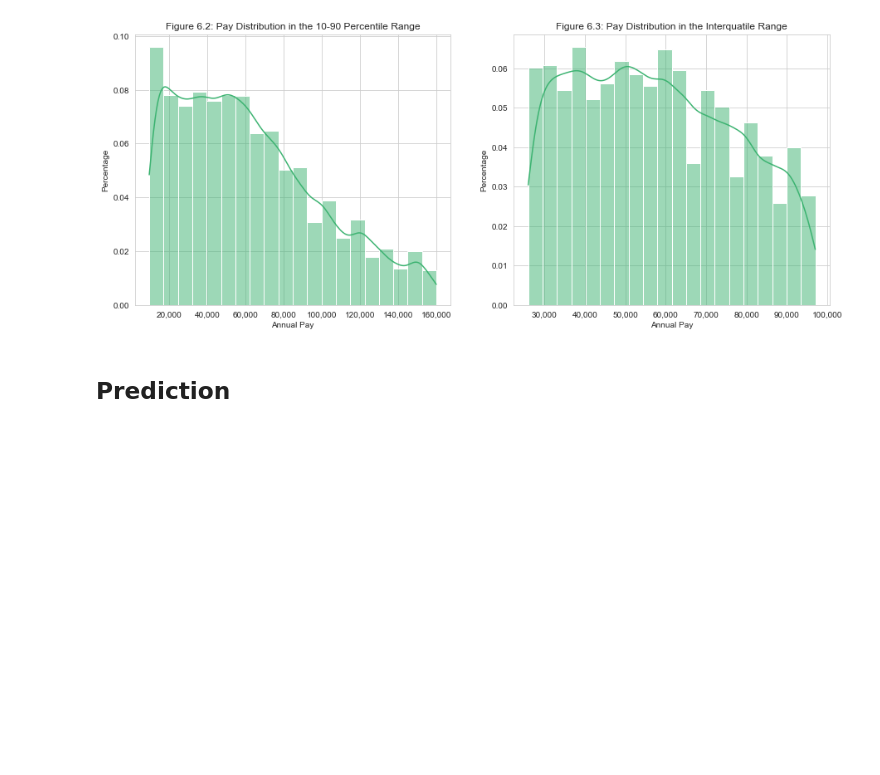
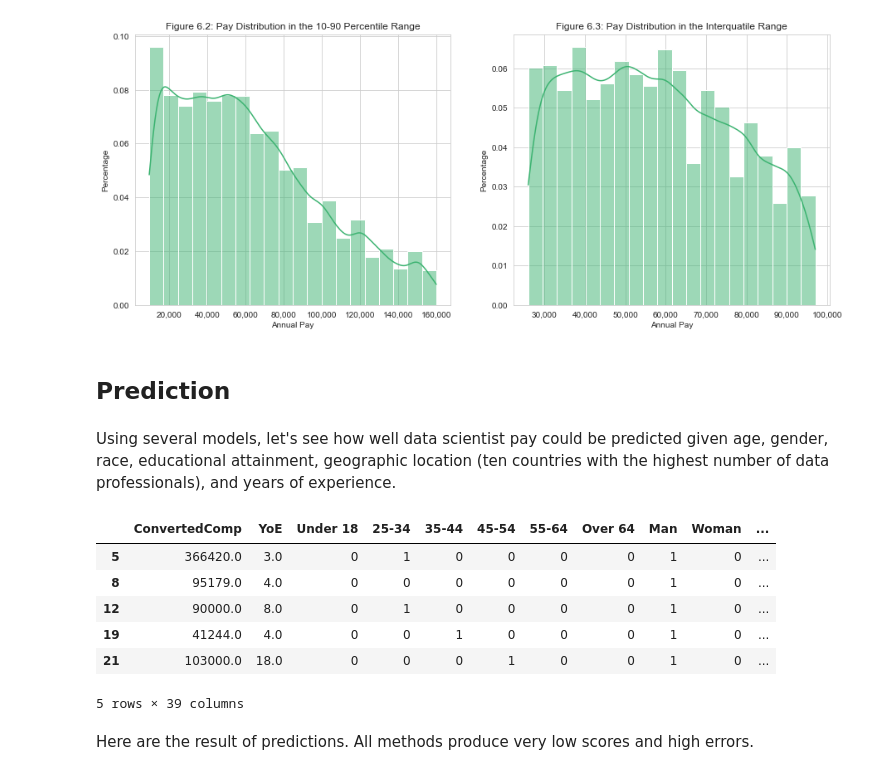
Before and after one commit to potatokim/data-science-demographics-visuals, a Jupyter notebook: main.ipynb, the cells around one changed output. Saved outputs shown, nothing was run; the diff lists cells and outputs as text; code cells hidden in the pictures; blank space fills up the shorter version.

Commit message:
prediction added

```diff
--- a/main.ipynb
+++ b/main.ipynb
@@ -385,6 +363,8 @@ Figure 1.1 shows that young people make up a large percentage of data scientists
 # %%
 # Age
 age_fig, age_axes = plt.subplots(1, 2, figsize=PAIR_FIG_SIZE)
+
+age_order = ['Under 18', '25-34', '35-44', '45-54', '55-64', 'Over 64']
 
 # Plot age distribution
 age_dist = data.groupby([YEAR, AGE_GROUP]).size().rename(CNT_LABEL).reset_index()
@@ -395,9 +375,9 @@ age_plot = sns.barplot(
     x=YEAR,
     y=PCT_LABEL,
     data=age_dist,
-    palette='YlGn', # TODO: remove YlGnBu Greens_d mako YlGn summer_r
+    palette='YlGn',
     hue=AGE_GROUP,
-    hue_order=['Under 18', '25-34', '35-44', '45-54', '55-64', 'Over 64']
+    hue_order=age_order
 )
 
 age_plot.set(title='Figure 1.1: Age Distribution of Data Professionals')
@@ -737,5 +705,54 @@ mid_pay_plot.set(ylabel=PCT_LABEL, xlabel=PAY_LABEL, title='Figure 6.3: Pay Dist
  Text(0.5, 1.0, 'Figure 6.3: Pay Distribution in the Interquatile Range')]
 [figure]
 [figure]
-# %% [markdown]
-## Prediction
+# %% [markdown]
+## Prediction
+# %% [markdown]
+Using several models, let's see how well data scientist pay could be predicted given age, gender, race, educational attainment, geographic location (ten countries with the highest number of data professionals), and years of experience.
+# %%
+# Prepare data for prediction
+pred_data = data.copy(deep=True).dropna()
+
+# This method results in too many columns and the scores are arbitrarily bad
+# pred_data = pred_data.drop(columns=[YEAR, DEV_TYPE])
+# pred_data = pd.get_dummies(data=pred_data, drop_first=True)
+
+
+# Age
+for a in age_order:
+    pred_data[a] = pred_data[AGE_GROUP].apply(lambda x: 1 if x == a else 0)
+
+# Gender
+for g in ['Man', 'Woman', 'Non-binary']:
+    pred_data[g] = pred_data[GENDER].apply(lambda x: 1 if x == g else 0)
+
+# Race
+pred_data['WE'] = pred_data[RACE].apply(lambda x: 1 if x == 'White or of European descent' else 0)
+pred_data['ME'] = pred_data[RACE].apply(lambda x: 1 if x == 'Middle Eastern' else 0)
+pred_data['BA'] = pred_data[RACE].apply(lambda x: 1 if x == 'Black or of African descent' else 0)
+pred_data['SA'] = pred_data[RACE].apply(lambda x: 1 if x == 'South Asian' else 0)
+pred_data['EA'] = pred_data[RACE].apply(lambda x: 1 if x == 'East Asian' else 0)
+pred_data['SEA'] = pred_data[RACE].apply(lambda x: 1 if x == 'Southeast Asian' else 0)
+pred_data['HL'] = pred_data[RACE].apply(lambda x: 1 if x == 'Hispanic or Latino/a/x' else 0)
+pred_data['HLWE'] = pred_data[RACE].apply(lambda x: 1 if x == 'Hispanic or Latino/a/x; White or of European descent' else 0)
+pred_data['M'] = pred_data[RACE].apply(lambda x: 1 if x == 'Multiracial' else 0)
+
+# Educational Attainment
+for e in edu_order:
+    pred_data[e] = pred_data[EDUCATION].apply(lambda x: 1 if x == e else 0)
+
+# Geographic Location
+top_locations = list(high_counts.reset_index()[LOCATION])
+for l in top_locations:
+    pred_data[l] = pred_data[LOCATION].apply(lambda x: 1 if x == l else 0)
+
+pred_data = pred_data.drop(columns=[YEAR, DEV_TYPE, AGE_GROUP, GENDER, RACE, EDUCATION, LOCATION])
+pred_data.head()
+# %% [output]
+|  | ConvertedComp | YoE | Under 18 | 25-34 | 35-44 | 45-54 | 55-64 | Over 64 | Man | Woman | ... |
+| 5 | 366420.0 | 3.0 | 0 | 1 | 0 | 0 | 0 | 0 | 1 | 0 | ... |
+| 8 | 95179.0 | 4.0 | 0 | 0 | 0 | 0 | 0 | 0 | 1 | 0 | ... |
+| 12 | 90000.0 | 8.0 | 0 | 1 | 0 | 0 | 0 | 0 | 1 | 0 | ... |
+| 19 | 41244.0 | 4.0 | 0 | 0 | 1 | 0 | 0 | 0 | 1 | 0 | ... |
+| 21 | 103000.0 | 18.0 | 0 | 0 | 0 | 1 | 0 | 0 | 1 | 0 | ... |
+5 rows × 39 columns
@@ -741,0 +795,2 @@ mid_pay_plot.set(ylabel=PCT_LABEL, xlabel=PAY_LABEL, title='Figure 6.3: Pay Dist
+# %% [markdown]
+Here are the result of predictions. All methods produce very low scores and high errors.
```
Also changed, not shown: parts of 30 cells of this notebook.
